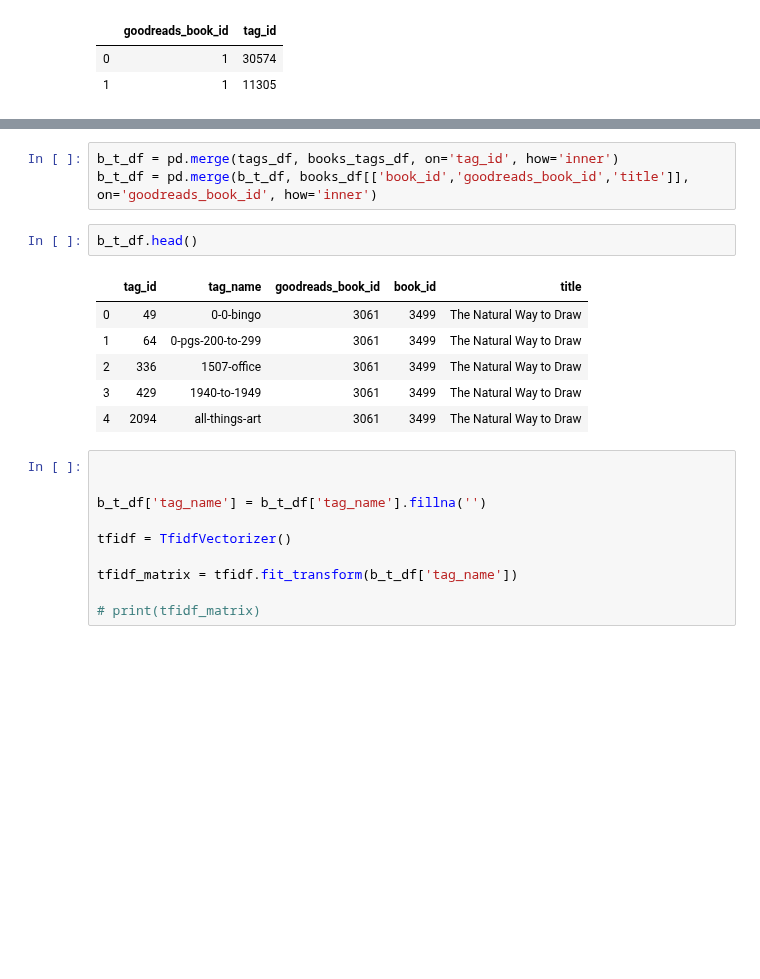
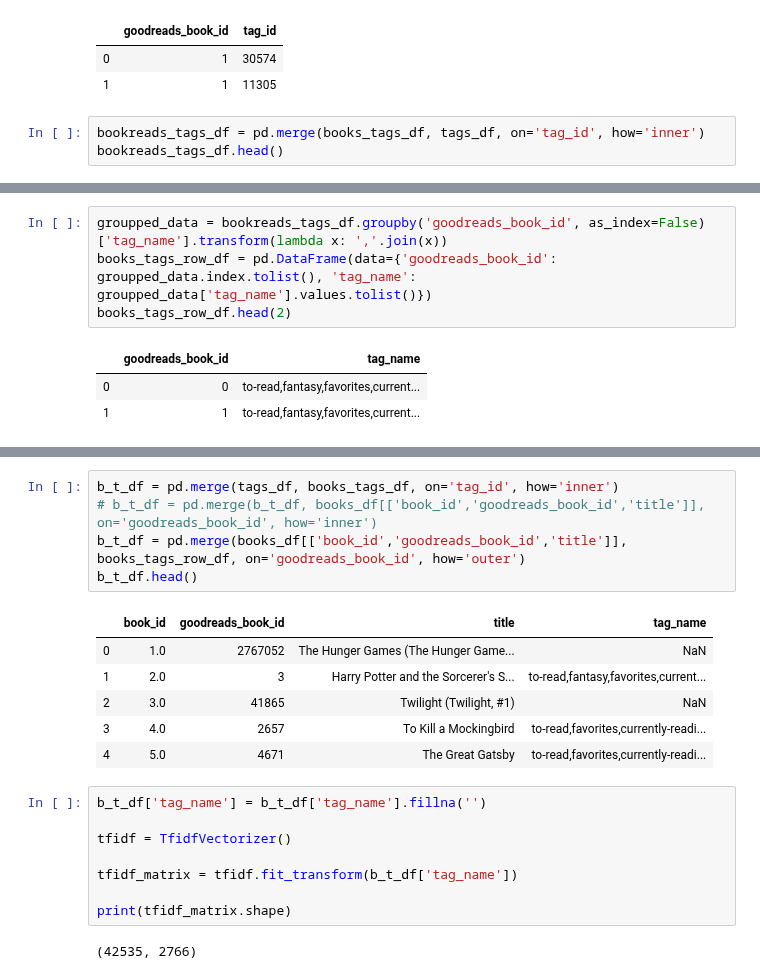
Before and after one commit to Lea1612/AI_Recommender_Systems, a Jupyter notebook: Notebook.ipynb, the cells around one changed output, grey strips where cells are left out. Cells and saved outputs as stored; diff of their text form; blank space fills up the shorter version.

```diff
--- a/Notebook.ipynb
+++ b/Notebook.ipynb
@@ -349,3 +355,6 @@ books_tags_df.head(2)
 |  | goodreads_book_id | tag_id |
 | 0 | 1 | 30574 |
 | 1 | 1 | 11305 |
+# %%
+bookreads_tags_df = pd.merge(books_tags_df, tags_df, on='tag_id', how='inner')
+bookreads_tags_df.head()
@@ -352,3 +368,11 @@ books_tags_df.head(2)
+# %%
+groupped_data = bookreads_tags_df.groupby('goodreads_book_id', as_index=False)['tag_name'].transform(lambda x: ','.join(x))
+books_tags_row_df = pd.DataFrame(data={'goodreads_book_id': groupped_data.index.tolist(), 'tag_name': groupped_data['tag_name'].values.tolist()})
+books_tags_row_df.head(2)
+# %% [output]
+|  | goodreads_book_id | tag_name |
+| 0 | 0 | to-read,fantasy,favorites,current... |
+| 1 | 1 | to-read,fantasy,favorites,current... |
 # %%
 books_df.head(2)
 # %% [output]
@@ -358,25 +382,25 @@ books_df.head(2)
 # %%
 b_t_df = pd.merge(tags_df, books_tags_df, on='tag_id', how='inner')
-b_t_df = pd.merge(b_t_df, books_df[['book_id','goodreads_book_id','title']], on='goodreads_book_id', how='inner')
+# b_t_df = pd.merge(b_t_df, books_df[['book_id','goodreads_book_id','title']], on='goodreads_book_id', how='inner')
+b_t_df = pd.merge(books_df[['book_id','goodreads_book_id','title']], books_tags_row_df, on='goodreads_book_id', how='outer')
+b_t_df.head()
+# %% [output]
+|  | book_id | goodreads_book_id | title | tag_name |
+| 0 | 1.0 | 2767052 | The Hunger Games (The Hunger Game... | NaN |
+| 1 | 2.0 | 3 | Harry Potter and the Sorcerer's S... | to-read,fantasy,favorites,current... |
+| 2 | 3.0 | 41865 | Twilight (Twilight, #1) | NaN |
+| 3 | 4.0 | 2657 | To Kill a Mockingbird | to-read,favorites,currently-readi... |
+| 4 | 5.0 | 4671 | The Great Gatsby | to-read,favorites,currently-readi... |
-# %%
-b_t_df.head()
-# %% [output]
-|  | tag_id | tag_name | goodreads_book_id | book_id | title |
-| 0 | 49 | 0-0-bingo | 3061 | 3499 | The Natural Way to Draw |
-| 1 | 64 | 0-pgs-200-to-299 | 3061 | 3499 | The Natural Way to Draw |
-| 2 | 336 | 1507-office | 3061 | 3499 | The Natural Way to Draw |
-| 3 | 429 | 1940-to-1949 | 3061 | 3499 | The Natural Way to Draw |
-| 4 | 2094 | all-things-art | 3061 | 3499 | The Natural Way to Draw |
 # %%
-
-
 b_t_df['tag_name'] = b_t_df['tag_name'].fillna('')
 
 tfidf = TfidfVectorizer()
 
 tfidf_matrix = tfidf.fit_transform(b_t_df['tag_name'])
 
-# print(tfidf_matrix)
+print(tfidf_matrix.shape)
+# %% [output]
+(42535, 2766)
 # %%
 from sklearn.metrics.pairwise import linear_kernel
  # Compute the cosine similarity matrix
```
Also changed, not shown: parts of 9 cells of this notebook.
